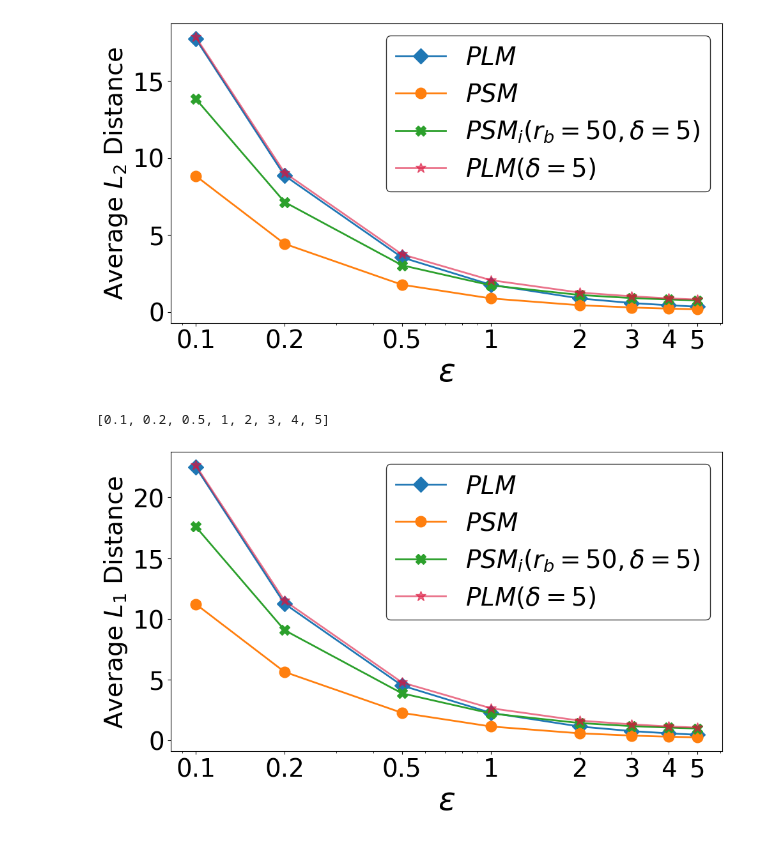
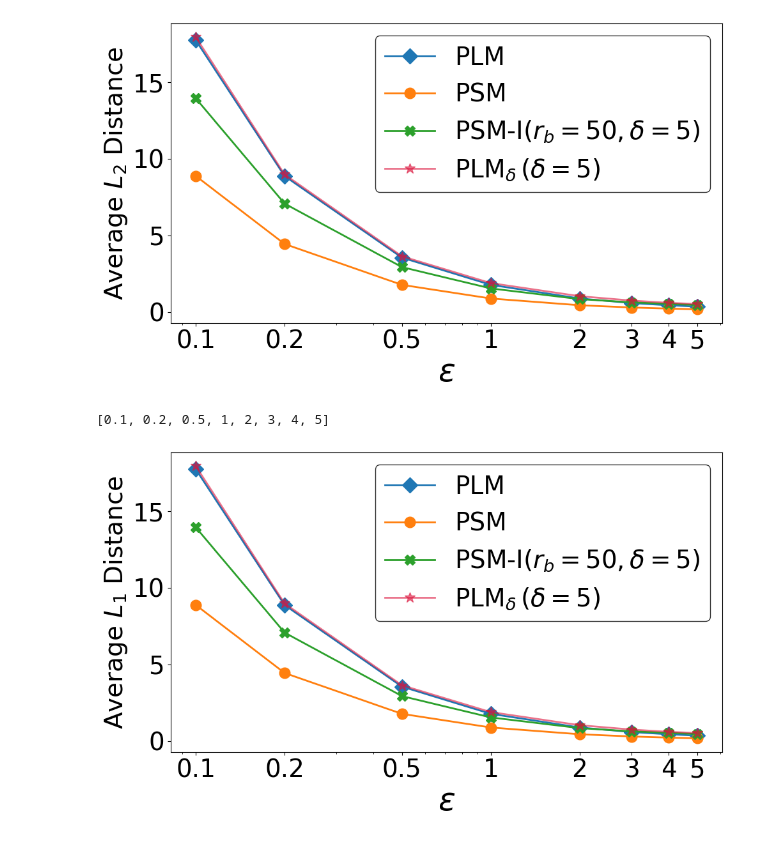
Before and after one commit to shafizurRseeam/location_privacy, a Jupyter notebook: utility_l1_l2_figures.ipynb, the cells around one changed output. Cells and saved outputs as stored; diff of their text form; code cells hidden in the pictures.

```diff
--- a/utility_l1_l2_figures.ipynb
+++ b/utility_l1_l2_figures.ipynb
@@ -14,7 +15,11 @@ cd Perturbed_10
 # %%
 
 
-base_dir = '/Users/shafizurrahmanseeam/Desktop/T-drive/Perturbed/Laplace'  # Replace with your base directory
+#base_dir = '/Users/shafizurrahmanseeam/Desktop/T-drive/Perturbed/Laplace'  # Replace with your base directory
+#base_dir = '/Users/shafizurrahmanseeam/Desktop/T-drive/Perturbed/Laplace'  # Replace with your base directory
+#base_dir = '/Users/shafizurrahmanseeam/Desktop/T-drive/Perturbed/Laplace'  # Replace with your base directory
+
+base_dir = "C:\\Users\\ss6365\\Desktop\\11111\\Geolife\\Perturbed\\Laplace"  # Replace with your base directory
 
 # Initialize dictionaries to store the metrics
 mean_l2_distances_Laplace = {}
@@ -52,5 +57,11 @@ mean_l2_distances_Laplace
 # %%
-base_dir = '/Users/shafizurrahmanseeam/Desktop/T-drive/Perturbed/Staircase'  # Replace with your base directory
+
+
+
+
+#base_dir = '/Users/shafizurrahmanseeam/Desktop/T-drive/Perturbed/Staircase'  # Replace with your base directory
+
+base_dir = "C:\\Users\\ss6365\\Desktop\\11111\\Geolife\\Perturbed\\Staircase"  # Replace with your base directory
 
 # Initialize dictionaries to store the metrics
 mean_l2_distances_Staircase = {}
@@ -75,7 +86,10 @@ for file in files:
     #mean_l1_distances_laplace[file] = df.groupby('Identifier')['l1_distance'].mean().mean()
     mean_l1_distances_Staircase[file] = df['l1_distance'].mean()
 # %%
-base_dir = '/Users/shafizurrahmanseeam/Desktop/T-drive/Perturbed/Our_bl_50_delta_5'  # Replace with your base directory
+#base_dir = '/Users/shafizurrahmanseeam/Desktop/T-drive/Perturbed/Our_bl_50_delta_5'  # Replace with your base directory
+
+base_dir = "C:\\Users\\ss6365\\Desktop\\11111\\Geolife\\Perturbed\\Our_bl_50_delta_5"  # Replace with your base directory
+
 
 # Initialize dictionaries to store the metrics
 mean_l2_distances_Our_bl_50_delta_5 = {}
@@ -100,7 +114,8 @@ for file in files:
     #mean_l1_distances_laplace[file] = df.groupby('Identifier')['l1_distance'].mean().mean()
     mean_l1_distances_Our_bl_50_delta_5[file] = df['l1_distance'].mean()
 # %%
-base_dir = '/Users/shafizurrahmanseeam/Desktop/T-drive/Perturbed/LaplaceDelta5'  # Replace with your base directory
+#base_dir = '/Users/shafizurrahmanseeam/Desktop/T-drive/Perturbed/LaplaceDelta5'  # Replace with your base directory
+base_dir = "C:\\Users\\ss6365\\Desktop\\11111\\Geolife\\Perturbed\\LaplaceDelta5"  # Replace with your base directory
 
 # Initialize dictionaries to store the metrics
 mean_l2_distances_LaplaceDelta5 = {}
@@ -147,10 +163,11 @@ import numpy as np
 epsilon_values = [0.1, 0.2, 0.5, 1,2,3,4,5]
 
 # Define lines
-line1 = {'x': epsilon_values, 'y': mean_l2_distances_Laplace.values(), 'label': '$PLM$', 'color': '#1F77B4', 'marker': 'D', 'linestyle': 'solid', 'markersize': 12}
-line2 = {'x': epsilon_values, 'y': mean_l2_distances_Staircase.values(), 'label': '$PSM$', 'color': '#FF7F0E', 'marker': 'o', 'linestyle': 'solid', 'markersize': 12}
-line3 = {'x': epsilon_values, 'y': mean_l2_distances_Our_bl_50_delta_5.values(), 'label': '$PSM_i (r_b=50, \delta=5)$', 'color': '#2CA02C', 'marker': 'X', 'linestyle': 'solid', 'markersize': 12}
-line4 = {'x': epsilon_values, 'y': mean_l2_distances_LaplaceDelta5.values(), 'label': '$PLM ( \delta=5)$', 'color': '#DC143C', 'marker': '*', 'linestyle': 'solid', 'markersize': 12}
+# Define lines with adjusted labels
+line1 = {'x': epsilon_values, 'y': mean_l2_distances_Laplace.values(), 'label': r'PLM', 'color': '#1F77B4', 'marker': 'D', 'linestyle': 'solid', 'markersize': 12}
+line2 = {'x': epsilon_values, 'y': mean_l2_distances_Staircase.values(), 'label': 'PSM', 'color': '#FF7F0E', 'marker': 'o', 'linestyle': 'solid', 'markersize': 12}
+line3 = {'x': epsilon_values, 'y': mean_l2_distances_Our_bl_50_delta_5.values(), 'label': 'PSM-I$(r_b=50, \delta=5)$', 'color': '#2CA02C', 'marker': 'X', 'linestyle': 'solid', 'markersize': 12}
+line4 = {'x': epsilon_values, 'y': list(mean_l2_distances_LaplaceDelta5.values()), 'label': r'PLM$_{\delta}\,(\delta=5)$', 'color': '#DC143C', 'marker': '*', 'linestyle': 'solid', 'markersize': 12}
 
 #PSMᵢ
 # Increase the figure size for better readability
@@ -184,7 +201,9 @@ frame.set_linewidth(1)  # Set the border width
 plt.tight_layout()
 
 # Saving the plot as a high-definition PNG
-pathpng = '/Users/shafizurrahmanseeam/Desktop/T-drive/figure/png/T_drive_L2Distance_delta_5'
+pathpng = 'C:\\Users\\ss6365\\Desktop\\11111\\Geolife\\figure\\png\\Geolifee_L2Distance_delta_5'
+#pathpng = '/Users/shafizurrahmanseeam/Desktop/T-drive/figure/png/T_drive_L2Distance_delta_5'
+
 plt.savefig(pathpng, dpi=300, bbox_inches='tight')
 
 # Saving the plot as an SVG
@@ -193,7 +212,7 @@ plt.savefig(pathpng, dpi=300, bbox_inches='tight')
 # Display the plot
 plt.show()
 # %% [output]
-[figure, old version]
+[figure, new version]
 # %%
 epsilon_values
 # %% [output]
@@ -205,11 +224,11 @@ import numpy as np
 # Example data (replace with your actual data)
 epsilon_values = [0.1, 0.2, 0.5, 1,2,3,4,5]
 
-# Define lines
-line1 = {'x': epsilon_values, 'y': mean_l1_distances_Laplace.values(), 'label': '$PLM$', 'color': '#1F77B4', 'marker': 'D', 'linestyle': 'solid', 'markersize': 12}
-line2 = {'x': epsilon_values, 'y': mean_l1_distances_Staircase.values(), 'label': '$PSM$', 'color': '#FF7F0E', 'marker': 'o', 'linestyle': 'solid', 'markersize': 12}
-line3 = {'x': epsilon_values, 'y': mean_l1_distances_Our_bl_50_delta_5.values(), 'label': '$PSM_i (r_b=50, \delta=5)$', 'color': '#2CA02C', 'marker': 'X', 'linestyle': 'solid', 'markersize': 12}
-line4 = {'x': epsilon_values, 'y': mean_l1_distances_LaplaceDelta5.values(), 'label': '$PLM ( \delta=5)$', 'color': '#DC143C', 'marker': '*', 'linestyle': 'solid', 'markersize': 12}
+# Define lines with adjusted labels
+line1 = {'x': epsilon_values, 'y': mean_l2_distances_Laplace.values(), 'label': r'PLM', 'color': '#1F77B4', 'marker': 'D', 'linestyle': 'solid', 'markersize': 12}
+line2 = {'x': epsilon_values, 'y': mean_l2_distances_Staircase.values(), 'label': 'PSM', 'color': '#FF7F0E', 'marker': 'o', 'linestyle': 'solid', 'markersize': 12}
+line3 = {'x': epsilon_values, 'y': mean_l2_distances_Our_bl_50_delta_5.values(), 'label': 'PSM-I$(r_b=50, \delta=5)$', 'color': '#2CA02C', 'marker': 'X', 'linestyle': 'solid', 'markersize': 12}
+line4 = {'x': epsilon_values, 'y': list(mean_l2_distances_LaplaceDelta5.values()), 'label': r'PLM$_{\delta}\,(\delta=5)$', 'color': '#DC143C', 'marker': '*', 'linestyle': 'solid', 'markersize': 12}
 
 #PSMᵢ
 # Increase the figure size for better readability
@@ -225,32 +244,34 @@ plt.xlabel('$\epsilon$', fontsize=36)
 plt.ylabel('Average $L_1$ Distance', fontsize=28)
 #plt.title('Geolife (Per Point)')
 # Log scale for x-axis and setting specific ticks and labels
 plt.xscale('log')
 plt.xticks(epsilon_values, labels=[str(val) for val in epsilon_values])
 plt.tick_params(axis='both', which='major', labelsize=28)
 # Adding legend
 legend = plt.legend( fontsize=28, frameon=True)
 #plt.legend(loc = 'upper left', fontsize=26)
 frame = legend.get_frame()
 #frame.set_color('black')  # Set the frame color
 frame.set_edgecolor('black')  # Set the border color
 frame.set_linewidth(1)  # Set the border width
 # Show grid
 #plt.grid(True, which="both", ls="--", color='gray', alpha=0.4)
 #plt.gca().yaxis.set_major_formatter(mticker.ScalarFormatter(useMathText=True))
 #plt.ticklabel_format(style='sci', axis='y', scilimits=(0,0))
 #plt.gca().yaxis.get_offset_text().set_size(18)
 plt.tight_layout()
 
 # Saving the plot as a high-definition PNG
 # Saving the plot as a high-definition PNG
-pathpng = '/Users/shafizurrahmanseeam/Desktop/T-drive/figure/png/T_drive_L1Distance_delta_5'
+#pathpng = '/Users/shafizurrahmanseeam/Desktop/T-drive/figure/png/T_drive_L1Distance_delta_5'
+pathpng = 'C:\\Users\\ss6365\\Desktop\\11111\\Geolife\\figure\\png\\Geolifee_L1Distance_delta_5'
+
 plt.savefig(pathpng, dpi=300, bbox_inches='tight')
 
 # Saving the plot as an SVG
 #pathsvg = 'C:\\Users\\ss6365\\Desktop\\11111\\Geolife\\figure\\svg\\Geolife_L1Distance_delta_5'
 #plt.savefig(pathsvg, format='svg', bbox_inches='tight')
 # Display the plot
 plt.show()
 # %% [output]
-[figure, old version]
+[figure, new version]
```
Also changed, not shown: parts of 5 cells of this notebook, 1 other file.
